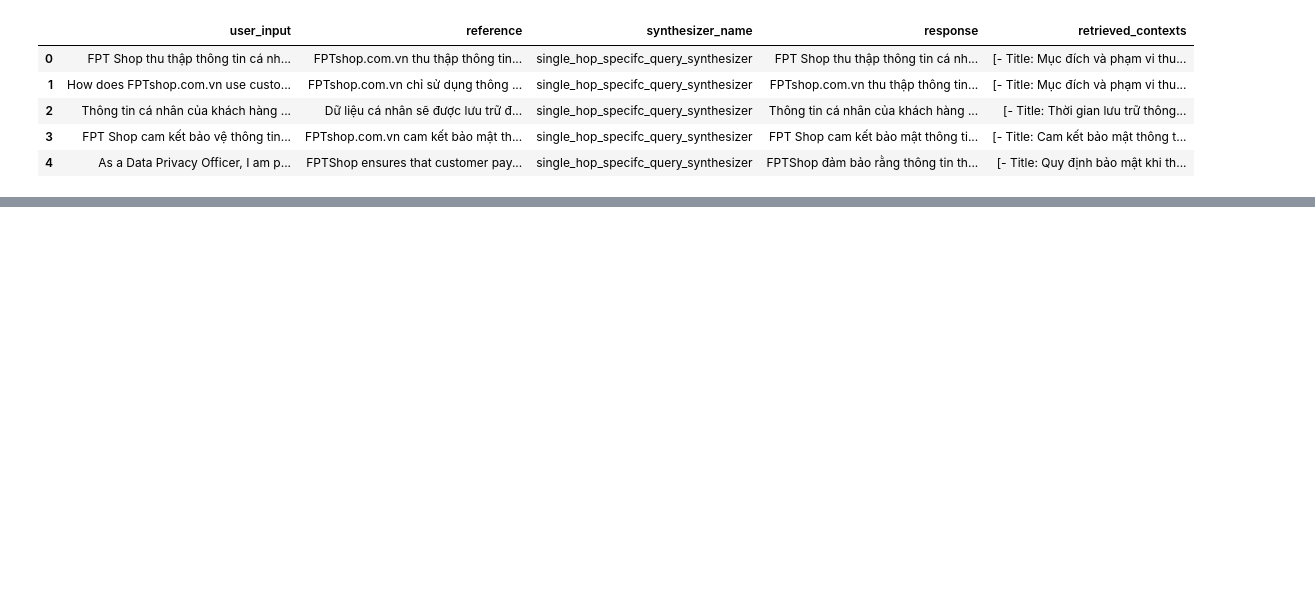
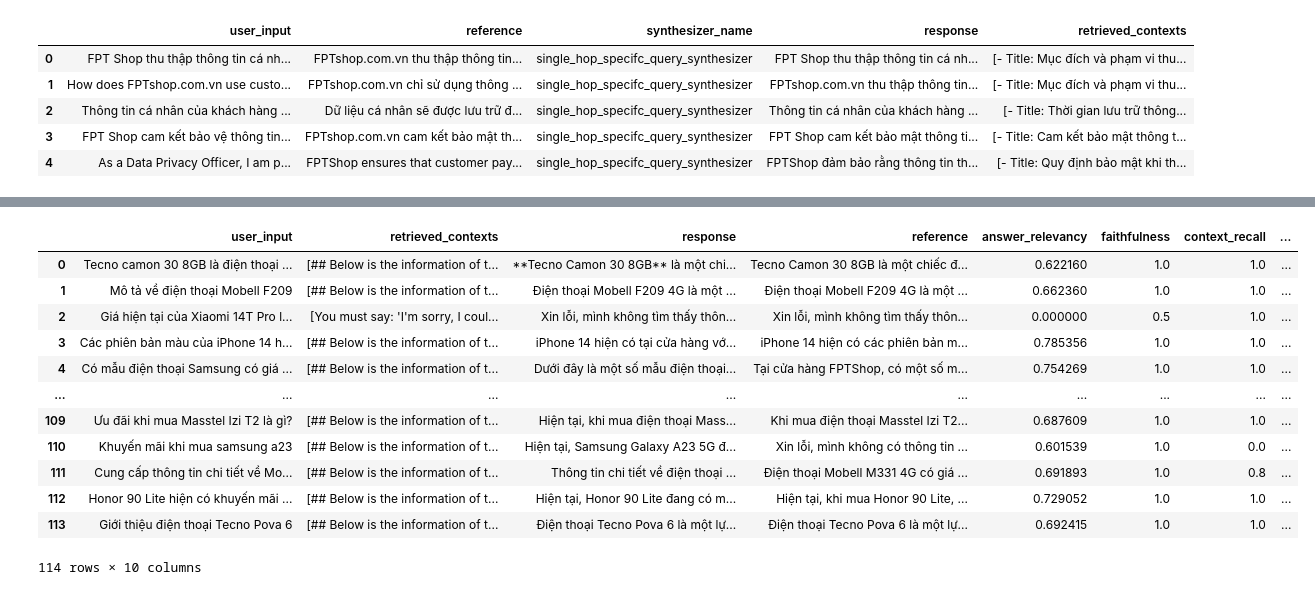
Before and after one commit to ntp2003/chatbot-tlcn, a Jupyter notebook: eval.ipynb, the cells around one changed output, grey strips where cells are left out. Cells and saved outputs as stored; diff of their text form; code cells hidden in the pictures; blank space fills up the shorter version.

```diff
--- a/eval.ipynb
+++ b/eval.ipynb
@@ -285,5 +209,9 @@ phone_test_df
 114 rows × 2 columns
 # %%
+from service.store_chatbot import gen_answer
+from uuid import uuid4, UUID
+from models.message import Message
+
 def generate_response_series_from_phone_test_set(
     test_df: pd.DataFrame,
 ) -> tuple[pd.Series, pd.Series]:
@@ -297,11 +225,15 @@ def generate_response_series_from_phone_test_set(
             [Message(content=question, author="user")],
         )
 
+        tool_call_correct = False
         for key, value in answer.metadata.items():
             if key == "search_phone_database_tool":
+                tool_call_correct = True
                 retrieved_contexts.append([value])
-            else:
-                retrieved_contexts.append([""])
+
+        if not tool_call_correct:
+            retrieved_contexts.append([""])
+
         responses.append(answer.content)
     return (
         pd.Series(responses, name="response"),
@@ -338,0 +277,22 @@ results = evaluate(dataset=phone_eval_dataset, metrics=metrics)
+# %%
+from ragas.metrics import (
+    AnswerRelevancy,
+    Faithfulness,
+    ContextRecall,
+    ContextPrecision,
+    AnswerSimilarity,
+    AnswerCorrectness,
+)
+from ragas import evaluate
+
+metrics = [
+    AnswerRelevancy(embeddings=evaluator_embeddings),
+    Faithfulness(llm=evaluator_llm),
+    ContextRecall(llm=evaluator_llm),
+    ContextPrecision(llm=evaluator_llm),
+    AnswerSimilarity(embeddings=evaluator_embeddings),
+    AnswerCorrectness(embeddings=evaluator_embeddings),
+]
+
+phone_eval_dataset = EvaluationDataset.from_pandas(phone_test_df)
+results = evaluate(dataset=phone_eval_dataset, metrics=metrics)
@@ -339,6 +387,22 @@ results = evaluate(dataset=phone_eval_dataset, metrics=metrics)
 # %%
 results_df = results.to_pandas()
 results_df.to_csv("phone_evaluation_results.csv", index=False)
+# %%
+results_df
+# %% [output]
+|  | user_input | retrieved_contexts | response | reference | answer_relevancy | faithfulness | context_recall | ... |
+| 0 | Tecno camon 30 8GB là điện thoại ... | [## Below is the information of t... | **Tecno Camon 30 8GB** là một chi... | Tecno Camon 30 8GB là một chiếc đ... | 0.622160 | 1.0 | 1.0 | ... |
+| 1 | Mô tả về điện thoại Mobell F209 | [## Below is the information of t... | Điện thoại Mobell F209 4G là một ... | Điện thoại Mobell F209 4G là một ... | 0.662360 | 1.0 | 1.0 | ... |
+| 2 | Giá hiện tại của Xiaomi 14T Pro l... | [You must say: 'I'm sorry, I coul... | Xin lỗi, mình không tìm thấy thôn... | Xin lỗi, mình không tìm thấy thôn... | 0.000000 | 0.5 | 1.0 | ... |
+| 3 | Các phiên bản màu của iPhone 14 h... | [## Below is the information of t... | iPhone 14 hiện có tại cửa hàng vớ... | iPhone 14 hiện có các phiên bản m... | 0.785356 | 1.0 | 1.0 | ... |
+| 4 | Có mẫu điện thoại Samsung có giá ... | [## Below is the information of t... | Dưới đây là một số mẫu điện thoại... | Tại cửa hàng FPTShop, có một số m... | 0.754269 | 1.0 | 1.0 | ... |
+| ... | ... | ... | ... | ... | ... | ... | ... | ... |
+| 109 | Ưu đãi khi mua Masstel Izi T2 là gì? | [## Below is the information of t... | Hiện tại, khi mua điện thoại Mass... | Khi mua điện thoại Masstel Izi T2... | 0.687609 | 1.0 | 1.0 | ... |
+| 110 | Khuyến mãi khi mua samsung a23 | [## Below is the information of t... | Hiện tại, Samsung Galaxy A23 5G đ... | Xin lỗi, mình không có thông tin ... | 0.601539 | 1.0 | 0.0 | ... |
+| 111 | Cung cấp thông tin chi tiết về Mo... | [## Below is the information of t... | Thông tin chi tiết về điện thoại ... | Điện thoại Mobell M331 4G có giá ... | 0.691893 | 1.0 | 0.8 | ... |
+| 112 | Honor 90 Lite hiện có khuyến mãi ... | [## Below is the information of t... | Hiện tại, Honor 90 Lite đang có m... | Hiện tại, khi mua Honor 90 Lite, ... | 0.729052 | 1.0 | 1.0 | ... |
+| 113 | Giới thiệu điện thoại Tecno Pova 6 | [## Below is the information of t... | Điện thoại Tecno Pova 6 là một lự... | Điện thoại Tecno Pova 6 là một lự... | 0.692415 | 1.0 | 1.0 | ... |
+114 rows × 10 columns
 # %%
 phone_scores_df = results_df[
     [
```
Also changed, not shown: parts of 17 cells of this notebook.
